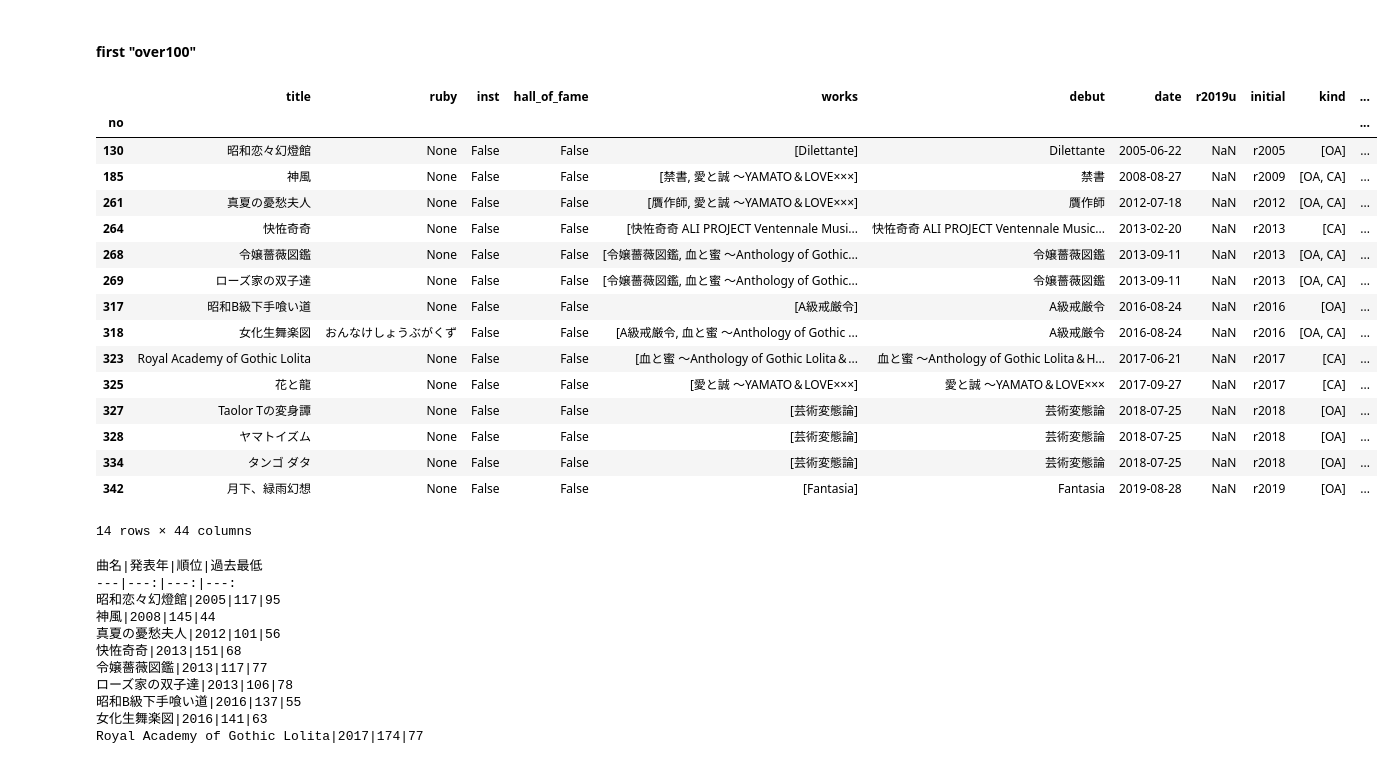
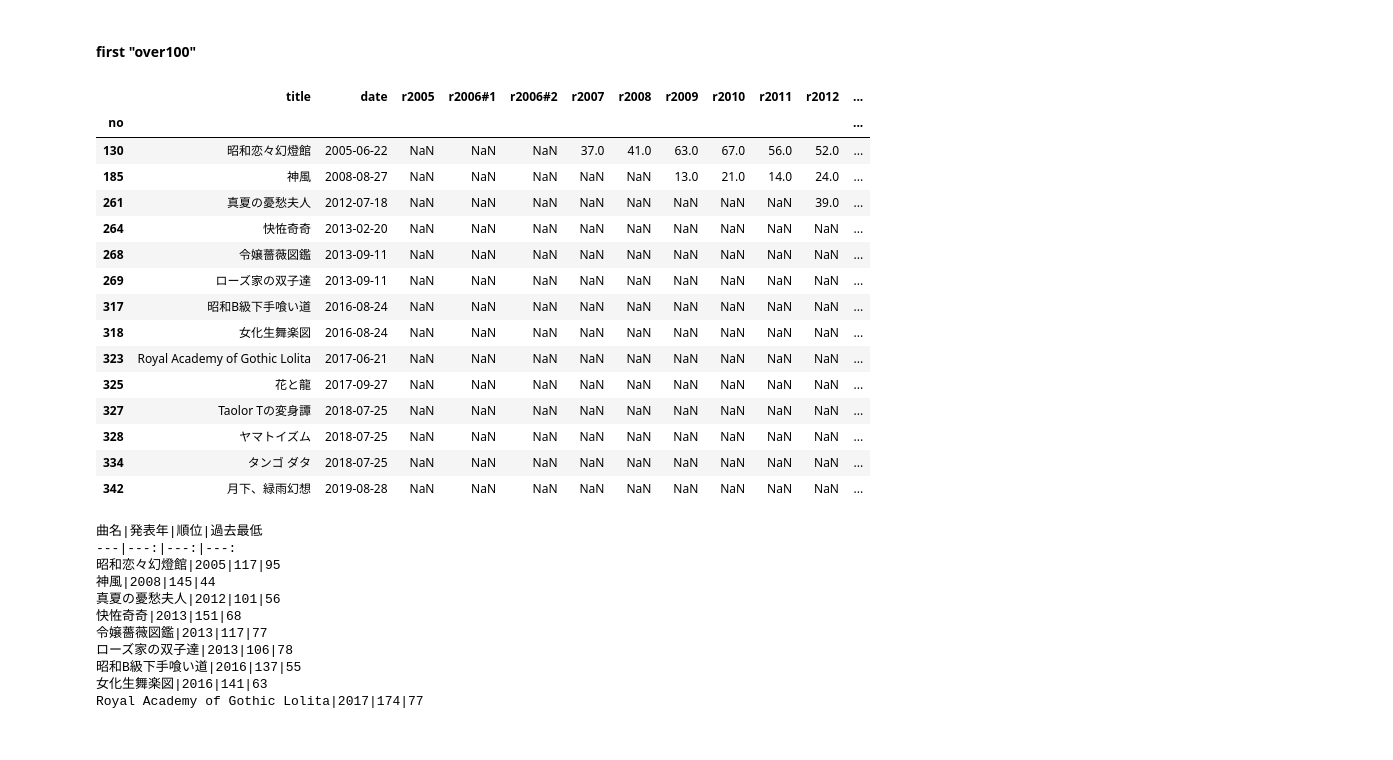
Before and after one commit to tabris913/aliran, a Jupyter notebook: aliran.ipynb, the cells around one changed output. Cells and saved outputs as stored; diff of their text form; code cells hidden in the pictures.

```diff
--- a/aliran.ipynb
+++ b/aliran.ipynb
@@ -934,25 +934,24 @@ WALTZ FOR DEBBY|2019|55|NEW
 # %% [markdown]
 #### first "over100"
 # %%
-target[(100 < target_recent) & (target_recent <= 200)].query('over100 == 1')
+target[(100 < target_recent) & (target_recent <= 200)].query('over100 == 1')[['title', 'date', *RANK_ALL]]
 # %% [output]
-|  | title | ruby | inst | hall_of_fame | works | debut | date | r2019u | initial | kind | ... |
-| no |  |  |  |  |  |  |  |  |  |  | ... |
-| 130 | 昭和恋々幻燈館 | None | False | False | [Dilettante] | Dilettante | 2005-06-22 | NaN | r2005 | [OA] | ... |
-| 185 | 神風 | None | False | False | [禁書, 愛と誠 ～YAMATO＆LOVE×××] | 禁書 | 2008-08-27 | NaN | r2009 | [OA, CA] | ... |
-| 261 | 真夏の憂愁夫人 | None | False | False | [贋作師, 愛と誠 ～YAMATO＆LOVE×××] | 贋作師 | 2012-07-18 | NaN | r2012 | [OA, CA] | ... |
-| 264 | 快恠奇奇 | None | False | False | [快恠奇奇 ALI PROJECT Ventennale Musi... | 快恠奇奇 ALI PROJECT Ventennale Music... | 2013-02-20 | NaN | r2013 | [CA] | ... |
-| 268 | 令嬢薔薇図鑑 | None | False | False | [令嬢薔薇図鑑, 血と蜜 ～Anthology of Gothic... | 令嬢薔薇図鑑 | 2013-09-11 | NaN | r2013 | [OA, CA] | ... |
-| 269 | ローズ家の双子達 | None | False | False | [令嬢薔薇図鑑, 血と蜜 ～Anthology of Gothic... | 令嬢薔薇図鑑 | 2013-09-11 | NaN | r2013 | [OA, CA] | ... |
-| 317 | 昭和B級下手喰い道 | None | False | False | [A級戒厳令] | A級戒厳令 | 2016-08-24 | NaN | r2016 | [OA] | ... |
-| 318 | 女化生舞楽図 | おんなけしょうぶがくず | False | False | [A級戒厳令, 血と蜜 ～Anthology of Gothic ... | A級戒厳令 | 2016-08-24 | NaN | r2016 | [OA, CA] | ... |
-| 323 | Royal Academy of Gothic Lolita | None | False | False | [血と蜜 ～Anthology of Gothic Lolita＆... | 血と蜜 ～Anthology of Gothic Lolita＆H... | 2017-06-21 | NaN | r2017 | [CA] | ... |
-| 325 | 花と龍 | None | False | False | [愛と誠 ～YAMATO＆LOVE×××] | 愛と誠 ～YAMATO＆LOVE××× | 2017-09-27 | NaN | r2017 | [CA] | ... |
-| 327 | Taolor Tの変身譚 | None | False | False | [芸術変態論] | 芸術変態論 | 2018-07-25 | NaN | r2018 | [OA] | ... |
-| 328 | ヤマトイズム | None | False | False | [芸術変態論] | 芸術変態論 | 2018-07-25 | NaN | r2018 | [OA] | ... |
-| 334 | タンゴ ダタ | None | False | False | [芸術変態論] | 芸術変態論 | 2018-07-25 | NaN | r2018 | [OA] | ... |
-| 342 | 月下、緑雨幻想 | None | False | False | [Fantasia] | Fantasia | 2019-08-28 | NaN | r2019 | [OA] | ... |
+|  | title | date | r2005 | r2006#1 | r2006#2 | r2007 | r2008 | r2009 | r2010 | r2011 | r2012 | ... |
+| no |  |  |  |  |  |  |  |  |  |  |  | ... |
+| 130 | 昭和恋々幻燈館 | 2005-06-22 | NaN | NaN | NaN | 37.0 | 41.0 | 63.0 | 67.0 | 56.0 | 52.0 | ... |
+| 185 | 神風 | 2008-08-27 | NaN | NaN | NaN | NaN | NaN | 13.0 | 21.0 | 14.0 | 24.0 | ... |
+| 261 | 真夏の憂愁夫人 | 2012-07-18 | NaN | NaN | NaN | NaN | NaN | NaN | NaN | NaN | 39.0 | ... |
+| 264 | 快恠奇奇 | 2013-02-20 | NaN | NaN | NaN | NaN | NaN | NaN | NaN | NaN | NaN | ... |
+| 268 | 令嬢薔薇図鑑 | 2013-09-11 | NaN | NaN | NaN | NaN | NaN | NaN | NaN | NaN | NaN | ... |
+| 269 | ローズ家の双子達 | 2013-09-11 | NaN | NaN | NaN | NaN | NaN | NaN | NaN | NaN | NaN | ... |
+| 317 | 昭和B級下手喰い道 | 2016-08-24 | NaN | NaN | NaN | NaN | NaN | NaN | NaN | NaN | NaN | ... |
+| 318 | 女化生舞楽図 | 2016-08-24 | NaN | NaN | NaN | NaN | NaN | NaN | NaN | NaN | NaN | ... |
+| 323 | Royal Academy of Gothic Lolita | 2017-06-21 | NaN | NaN | NaN | NaN | NaN | NaN | NaN | NaN | NaN | ... |
+| 325 | 花と龍 | 2017-09-27 | NaN | NaN | NaN | NaN | NaN | NaN | NaN | NaN | NaN | ... |
+| 327 | Taolor Tの変身譚 | 2018-07-25 | NaN | NaN | NaN | NaN | NaN | NaN | NaN | NaN | NaN | ... |
+| 328 | ヤマトイズム | 2018-07-25 | NaN | NaN | NaN | NaN | NaN | NaN | NaN | NaN | NaN | ... |
+| 334 | タンゴ ダタ | 2018-07-25 | NaN | NaN | NaN | NaN | NaN | NaN | NaN | NaN | NaN | ... |
+| 342 | 月下、緑雨幻想 | 2019-08-28 | NaN | NaN | NaN | NaN | NaN | NaN | NaN | NaN | NaN | ... |
-14 rows × 44 columns
 # %%
 print('曲名|発表年|順位|過去最低')
 print('---|---:|---:|---:')
```
Also changed, not shown: parts of 22 cells of this notebook, 1 other file.
